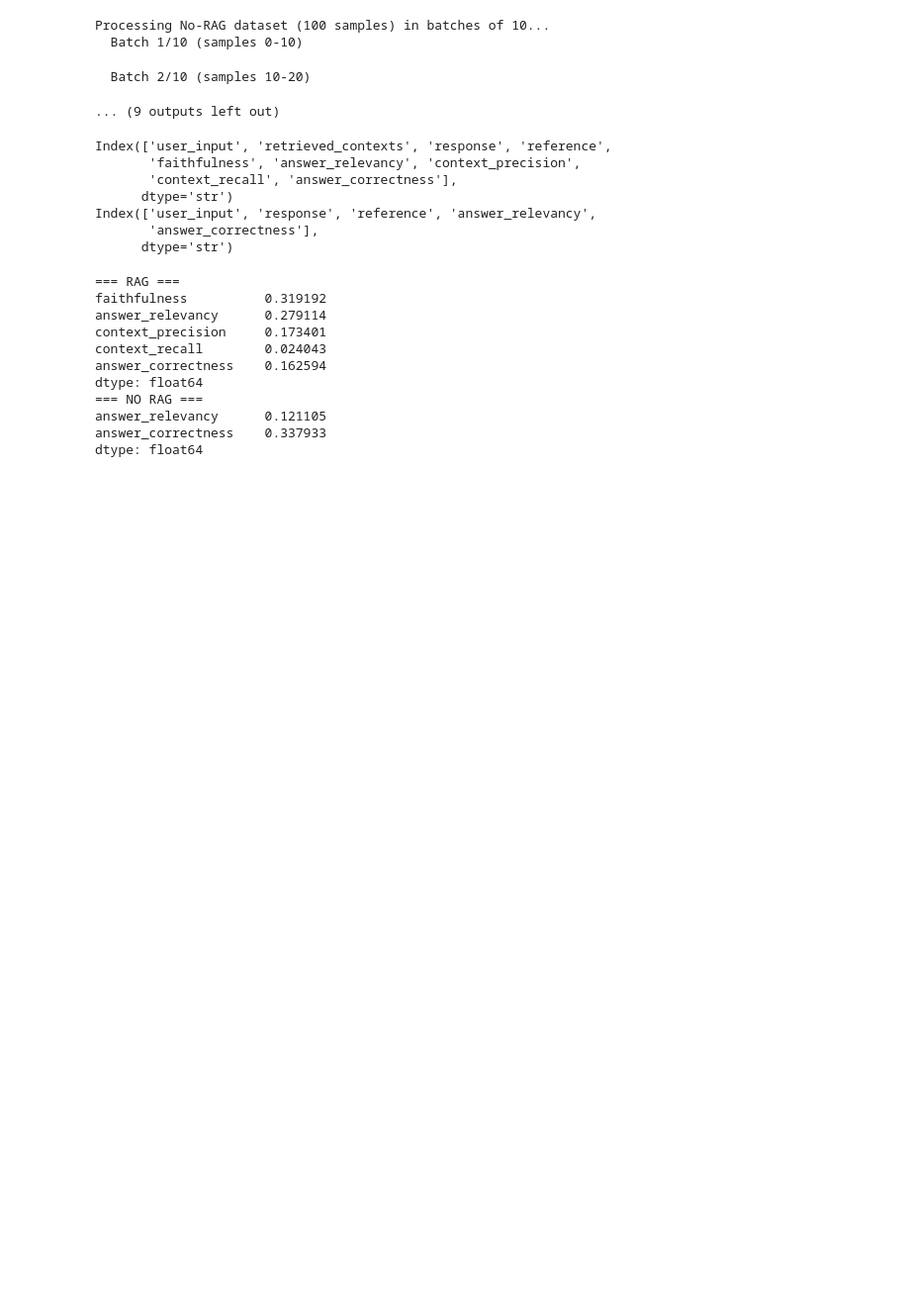
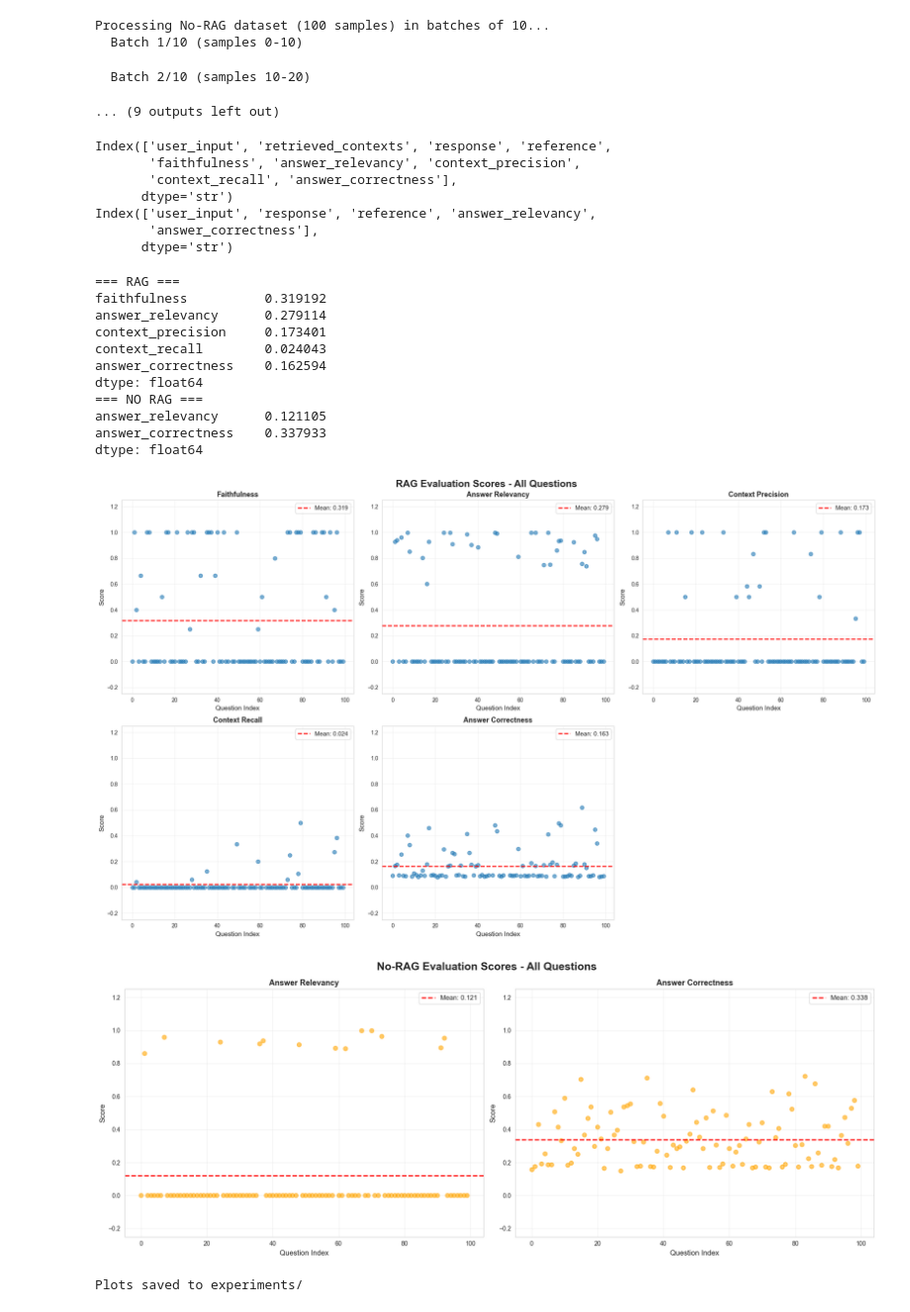
Before and after one commit to reygish/crosslingual-medical-rag, a Jupyter notebook: rm.ipynb, the cells around one changed output. Shown at 99% size. Saved outputs shown, nothing was run; the diff lists cells and outputs as text; code cells hidden in the pictures; blank space fills up the shorter version.

Commit message:
added plots and modified readme dir structure

```diff
--- a/rm.ipynb
+++ b/rm.ipynb
@@ -600,3 +600,58 @@ dtype: float64
 # CSV Metrics only
 results_rag[['faithfulness', 'answer_relevancy', 'context_precision', 'context_recall', 'answer_correctness']].to_csv('experiments/rag_eval_metrics.csv', index=False)
 results_norag[['answer_relevancy', 'answer_correctness']].to_csv('experiments/norag_eval_metrics.csv', index=False)
+# %%
+import matplotlib.pyplot as plt
+import seaborn as sns
+
+sns.set_style("whitegrid")
+
+# ===== RAG PLOTS =====
+fig, axes = plt.subplots(2, 3, figsize=(20, 12))
+fig.suptitle('RAG Evaluation Scores - All Questions', fontsize=18, fontweight='bold')
+
+rag_cols = ['faithfulness', 'answer_relevancy', 'context_precision', 'context_recall', 'answer_correctness']
+
+for idx, col in enumerate(rag_cols):
+    ax = axes[idx // 3, idx % 3]
+    ax.scatter(range(len(results_rag)), results_rag[col], alpha=0.6, s=50)
+    ax.axhline(y=results_rag[col].mean(), color='r', linestyle='--', linewidth=2, label=f'Mean: {results_rag[col].mean():.3f}')
+    ax.set_xlabel('Question Index', fontsize=12)
+    ax.set_ylabel('Score', fontsize=12)
+    ax.set_title(col.replace('_', ' ').title(), fontsize=13, fontweight='bold')
+    ax.set_ylim(-0.25, 1.25)
+    ax.legend(fontsize=11)
+    ax.grid(True, alpha=0.3)
+
+fig.delaxes(axes[1, 2])
+
+plt.tight_layout()
+plt.savefig('experiments/rag_scores_all_questions.png', dpi=300, bbox_inches='tight')
+plt.show()
+
+# ===== NO-RAG PLOTS =====
+fig, axes = plt.subplots(1, 2, figsize=(18, 7))
+fig.suptitle('No-RAG Evaluation Scores - All Questions', fontsize=18, fontweight='bold')
+
+norag_cols = ['answer_relevancy', 'answer_correctness']
+
+for idx, col in enumerate(norag_cols):
+    ax = axes[idx]
+    ax.scatter(range(len(results_norag)), results_norag[col], alpha=0.6, s=50, color='orange')
+    ax.axhline(y=results_norag[col].mean(), color='r', linestyle='--', linewidth=2, label=f'Mean: {results_norag[col].mean():.3f}')
+    ax.set_xlabel('Question Index', fontsize=12)
+    ax.set_ylabel('Score', fontsize=12)
+    ax.set_title(col.replace('_', ' ').title(), fontsize=13, fontweight='bold')
+    ax.set_ylim(-0.25, 1.25)
+    ax.legend(fontsize=11)
+    ax.grid(True, alpha=0.3)
+
+plt.tight_layout()
+plt.savefig('experiments/norag_scores_all_questions.png', dpi=300, bbox_inches='tight')
+plt.show()
+
+print("Plots saved to experiments/")
+# %% [output]
+[figure, added]
+[figure, added]
+Plots saved to experiments/
```
Also changed, not shown: 3 other files.
